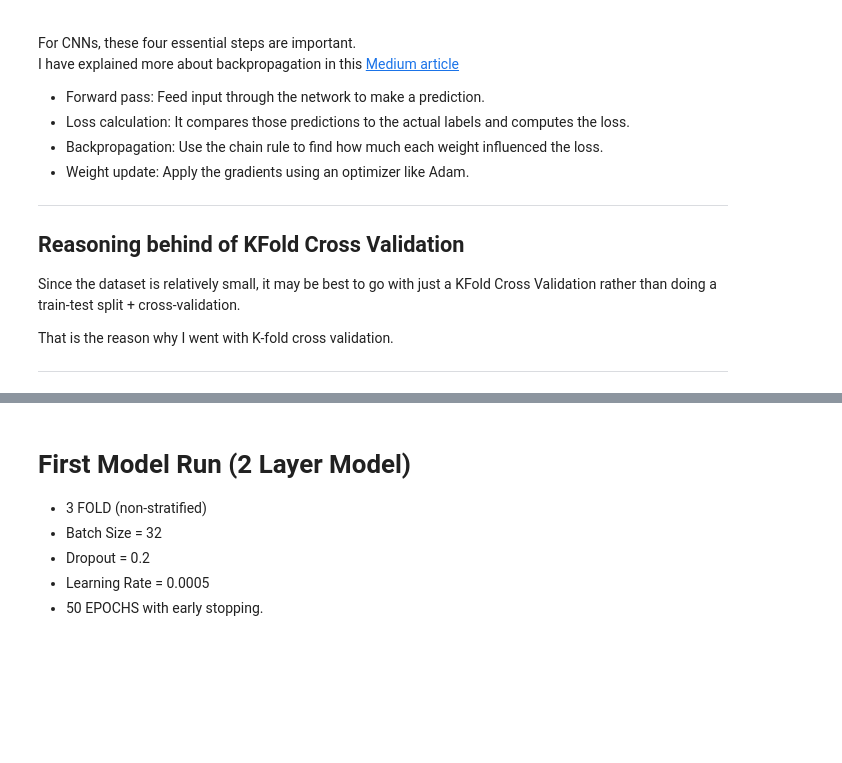
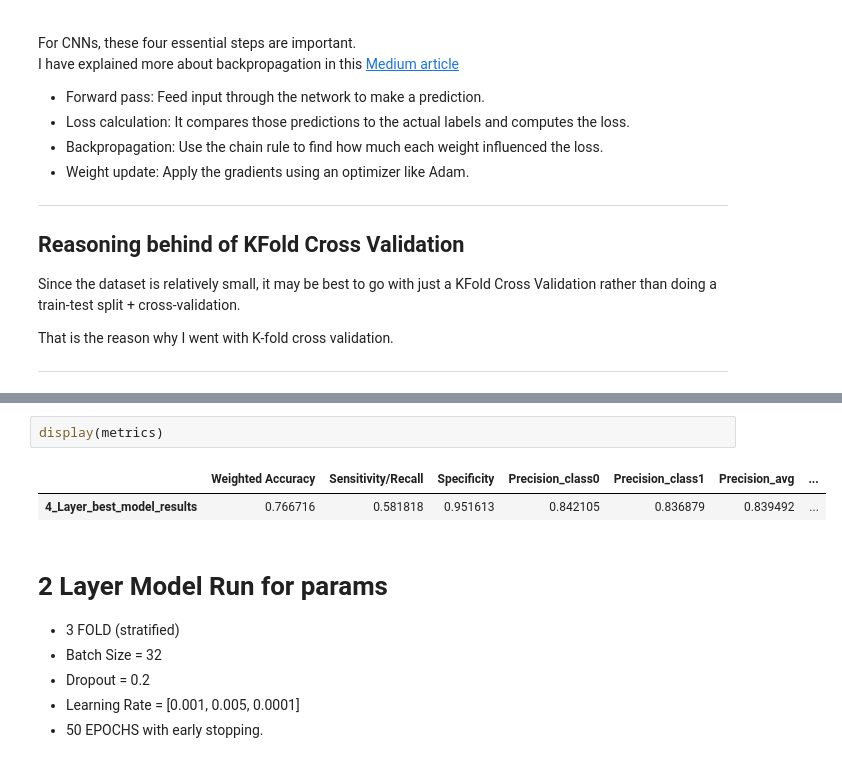
Before and after one commit to sahn1998/DATA-5322, a Jupyter notebook: HW3/model/binary_model.ipynb, the cells around one changed output, grey strips where cells are left out. Drawn from its saved outputs; the diff is of its cells as text; blank space fills up the shorter version.

```diff
--- a/HW3/model/binary_model.ipynb
+++ b/HW3/model/binary_model.ipynb
@@ -264,9 +423,14 @@ That is the reason why I went with K-fold cross validation.
+# %%
+display(metrics)
+# %% [output]
+|  | Weighted Accuracy | Sensitivity/Recall | Specificity | Precision_class0 | Precision_class1 | Precision_avg | ... |
+| 4_Layer_best_model_results | 0.766716 | 0.581818 | 0.951613 | 0.842105 | 0.836879 | 0.839492 | ... |
 # %% [markdown]
-# First Model Run (2 Layer Model)
-- 3 FOLD (non-stratified)
+# 2 Layer Model Run for params
+- 3 FOLD (stratified)
 - Batch Size = 32
 - Dropout = 0.2
-- Learning Rate = 0.0005
+- Learning Rate = [0.001, 0.005, 0.0001]
 - 50 EPOCHS with early stopping.
 # %%
 # K-Fold CV
```
Also changed, not shown: parts of 16 cells of this notebook, 40 other files.
